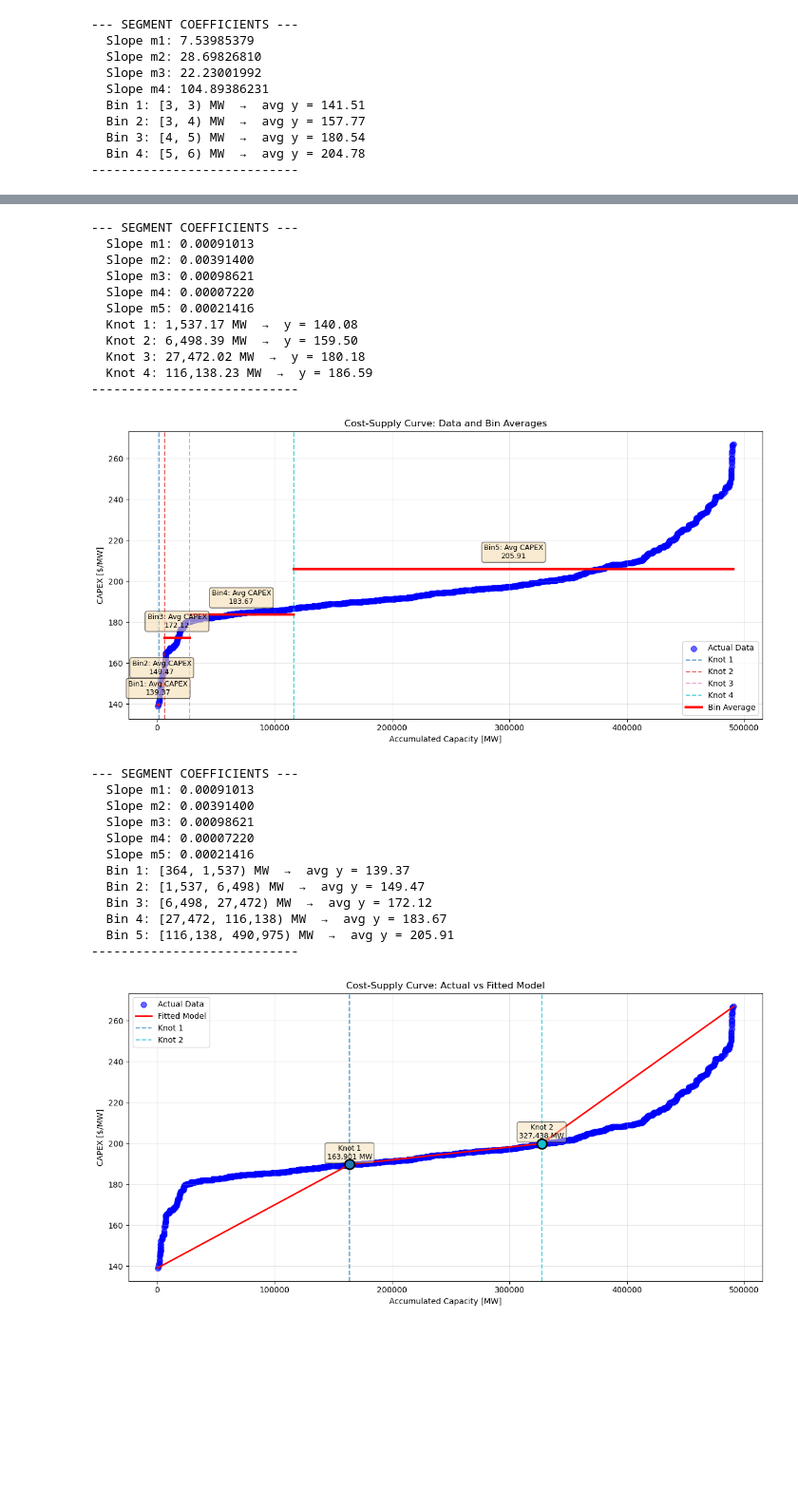
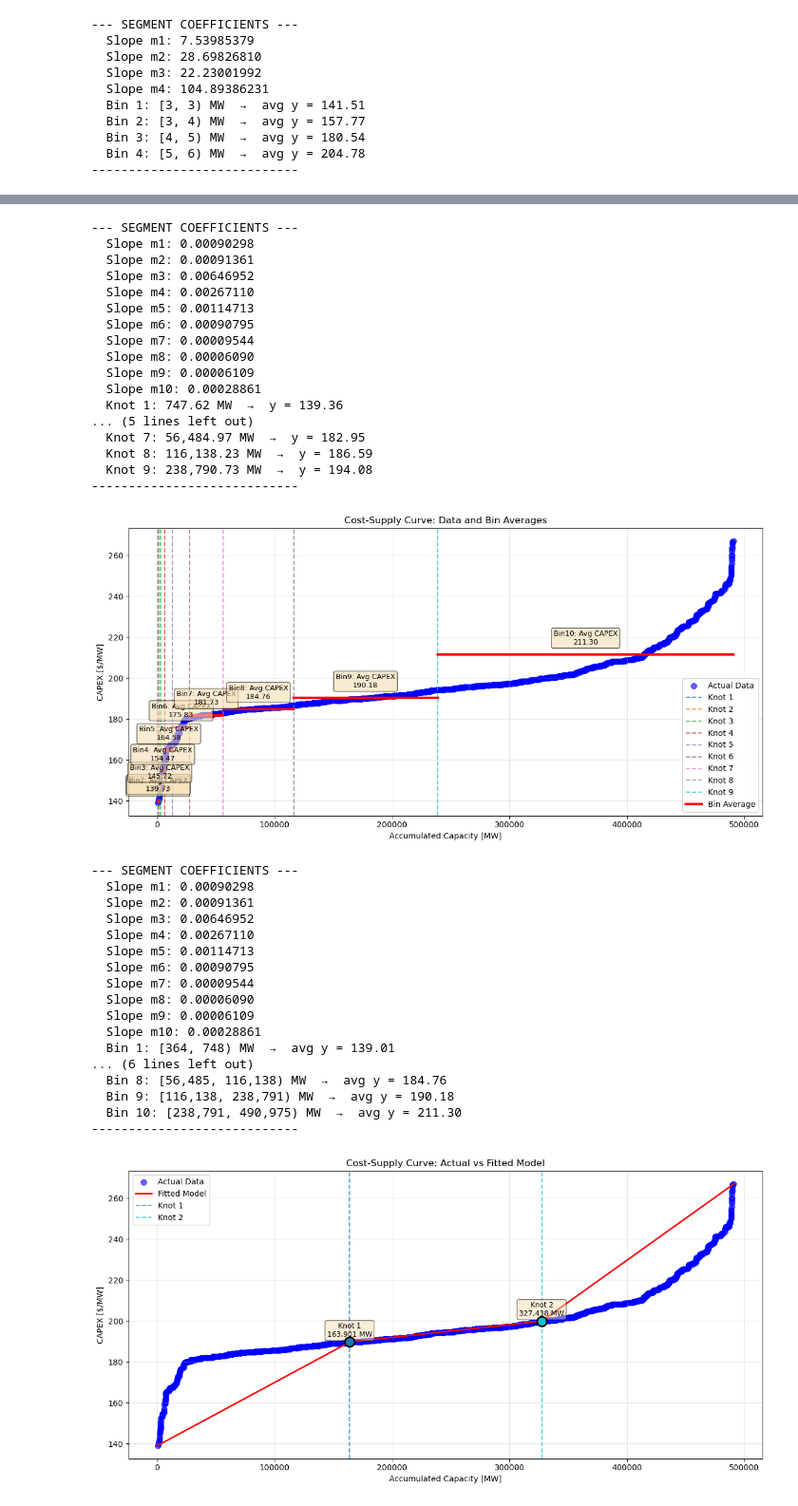
Before and after one commit to carlosfv92/Model-Supply-Regions-MSR-Toolset, a Jupyter notebook: 6. Postprocessing/CSC_CAPEX_analysis.ipynb, the cells around one changed output, grey strips where cells are left out. Shown at 95% size. Drawn from its saved outputs; the diff is of its cells as text; code cells hidden in the pictures; blank space fills up the shorter version.

```diff
--- a/6. Postprocessing/CSC_CAPEX_analysis.ipynb
+++ b/6. Postprocessing/CSC_CAPEX_analysis.ipynb
@@ -1352,7 +1352,7 @@ plot_piecewise_bin_averages(np.log10(capacity_fit), capex_fit, x_boundaries, y_b
   Bin 4: [5, 6) MW  →  avg y = 204.78
 ----------------------------
 # %%
-x_boundaries, y_boundaries, knots, slopes = fit_piecewise_linear_knot_based((capacity_fit), capex_fit, N=5, knot_method="log")
+x_boundaries, y_boundaries, knots, slopes = fit_piecewise_linear_knot_based((capacity_fit), capex_fit, N=10, knot_method="log")
 plot_piecewise_knot_based((capacity_fit), capex_fit, x_boundaries, y_boundaries, knots, slopes)
 plot_piecewise_bin_averages((capacity_fit), capex_fit, x_boundaries, y_boundaries, knots, slopes)
 # %% [output]
@@ -1360,26 +1360,37 @@ plot_piecewise_bin_averages((capacity_fit), capex_fit, x_boundaries, y_boundarie
 --- SEGMENT COEFFICIENTS ---
-  Slope m1: 0.00091013
-  Slope m2: 0.00391400
-  Slope m3: 0.00098621
-  Slope m4: 0.00007220
-  Slope m5: 0.00021416
-  Knot 1: 1,537.17 MW  →  y = 140.08
-  Knot 2: 6,498.39 MW  →  y = 159.50
-  Knot 3: 27,472.02 MW  →  y = 180.18
-  Knot 4: 116,138.23 MW  →  y = 186.59
+  Slope m1: 0.00090298
+  Slope m2: 0.00091361
+  Slope m3: 0.00646952
+  Slope m4: 0.00267110
+  Slope m5: 0.00114713
+  Slope m6: 0.00090795
+  Slope m7: 0.00009544
+  Slope m8: 0.00006090
+  Slope m9: 0.00006109
+  Slope m10: 0.00028861
+  Knot 1: 747.62 MW  →  y = 139.36
+... (5 lines left out)
+  Knot 7: 56,484.97 MW  →  y = 182.95
+  Knot 8: 116,138.23 MW  →  y = 186.59
+  Knot 9: 238,790.73 MW  →  y = 194.08
 ----------------------------
-[figure, old version]
+[figure, new version]
 --- SEGMENT COEFFICIENTS ---
-  Slope m1: 0.00091013
-  Slope m2: 0.00391400
-  Slope m3: 0.00098621
-  Slope m4: 0.00007220
-  Slope m5: 0.00021416
-  Bin 1: [364, 1,537) MW  →  avg y = 139.37
-  Bin 2: [1,537, 6,498) MW  →  avg y = 149.47
-  Bin 3: [6,498, 27,472) MW  →  avg y = 172.12
-  Bin 4: [27,472, 116,138) MW  →  avg y = 183.67
-  Bin 5: [116,138, 490,975) MW  →  avg y = 205.91
+  Slope m1: 0.00090298
+  Slope m2: 0.00091361
+  Slope m3: 0.00646952
+  Slope m4: 0.00267110
+  Slope m5: 0.00114713
+  Slope m6: 0.00090795
+  Slope m7: 0.00009544
+  Slope m8: 0.00006090
+  Slope m9: 0.00006109
+  Slope m10: 0.00028861
+  Bin 1: [364, 748) MW  →  avg y = 139.01
+... (6 lines left out)
+  Bin 8: [56,485, 116,138) MW  →  avg y = 184.76
+  Bin 9: [116,138, 238,791) MW  →  avg y = 190.18
+  Bin 10: [238,791, 490,975) MW  →  avg y = 211.30
 ----------------------------
 # %%
 x_boundaries, y_boundaries, knots, slopes = fit_piecewise_linear_knot_based((capacity_fit), capex_fit, N=3, knot_method="linear")
```
Also changed, not shown: parts of 1 cell of this notebook.
